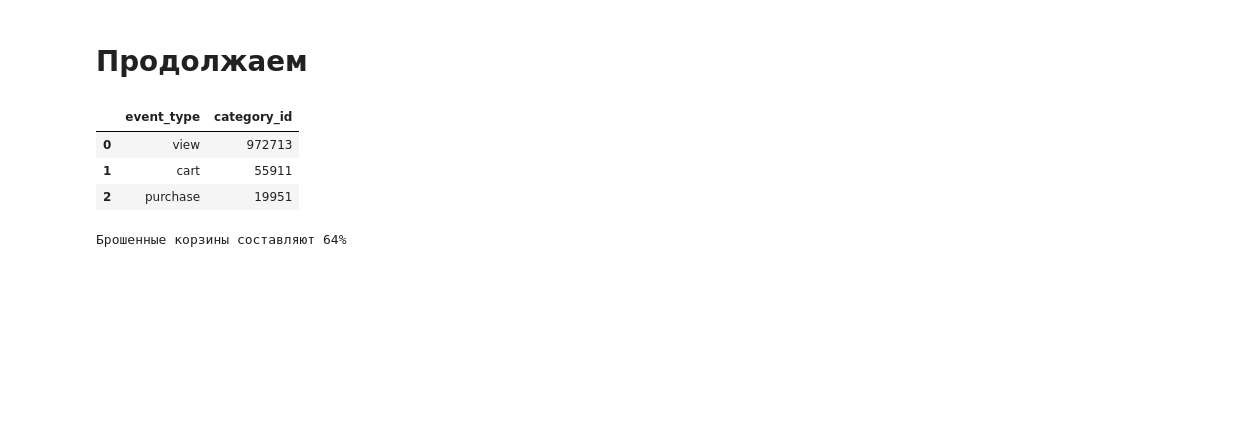
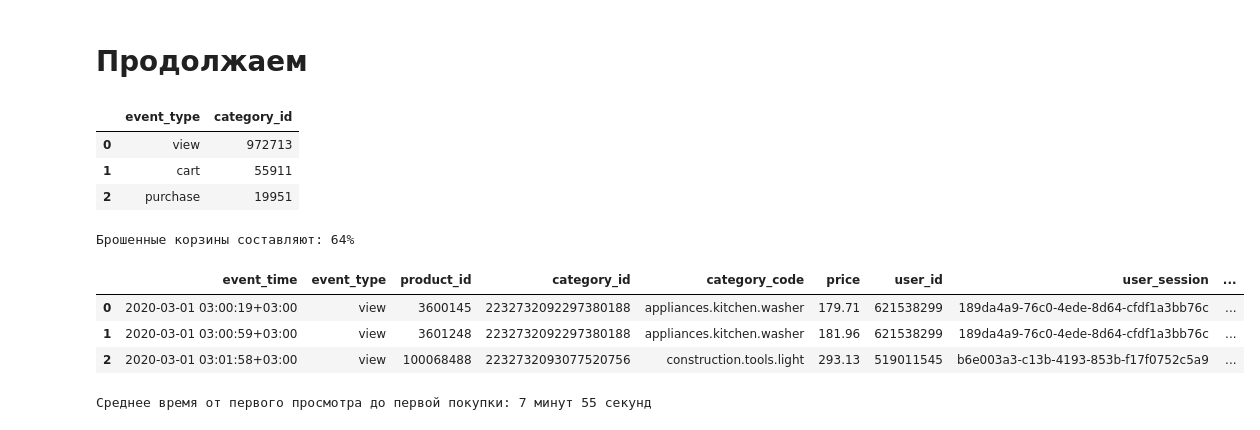
Before and after one commit to Vladislavbro/retail-analysis, a Jupyter notebook: main.ipynb, the cells around one changed output. Drawn from its saved outputs; the diff is of its cells as text; code cells hidden in the pictures; blank space fills up the shorter version.

```diff
--- a/main.ipynb
+++ b/main.ipynb
@@ -214,11 +214,34 @@ sales.head(3)
 | 2 | purchase | 19951 |
 # %%
 ans = 100 - (sales.loc[2, 'category_id'] / sales.loc[1, 'category_id'] * 100)
-print(f'Брошенные корзины составляют {int(ans)}%')
+print(f'Брошенные корзины составляют: {int(ans)}%')
 # %% [output]
-Брошенные корзины составляют 64%
+Брошенные корзины составляют: 64%
+# %%
+df.head(3)
+# %% [output]
+|  | event_time | event_type | product_id | category_id | category_code | price | user_id | user_session | ... |
+| 0 | 2020-03-01 03:00:19+03:00 | view | 3600145 | 2232732092297380188 | appliances.kitchen.washer | 179.71 | 621538299 | 189da4a9-76c0-4ede-8d64-cfdf1a3bb76c | ... |
+| 1 | 2020-03-01 03:00:59+03:00 | view | 3601248 | 2232732092297380188 | appliances.kitchen.washer | 181.96 | 621538299 | 189da4a9-76c0-4ede-8d64-cfdf1a3bb76c | ... |
+| 2 | 2020-03-01 03:01:58+03:00 | view | 100068488 | 2232732093077520756 | construction.tools.light | 293.13 | 519011545 | b6e003a3-c13b-4193-853b-f17f0752c5a9 | ... |
 # %%
 # 3. Среднее время от первого просмотра до первой покупки (time to purchase)
-# 4. Средняя стоимость покупки (average order value, AOV) и средняя стоимость купленного товара (average item value, AIV)
+first_view = (
+    df[df['event_type'] == 'view']
+    .groupby('user_session', observed=True)['event_time']
+    .min()
+)
 
-# В ответе укажите метрики и полученные значения. Насколько фактические данные совпали с вашими ожиданиями/опытом? Какие интересные наблюдения вы извлекли?
+first_purchase = (
+    df[df['event_type'] == 'purchase']
+    .groupby('user_session', observed=True)['event_time']
+    .min()
+)
+
+time_to_purchase = (first_purchase - first_view).dropna()
+mean_time = time_to_purchase.mean()
+minutes = int(mean_time.total_seconds() / 60)
+seconds = int(mean_time.total_seconds() % 60)
+print(f'Среднее время от первого просмотра до первой покупки: {minutes} минут {seconds} секунд')
+# %% [output]
+Среднее время от первого просмотра до первой покупки: 7 минут 55 секунд
```
Also changed, not shown: parts of 2 cells of this notebook.
